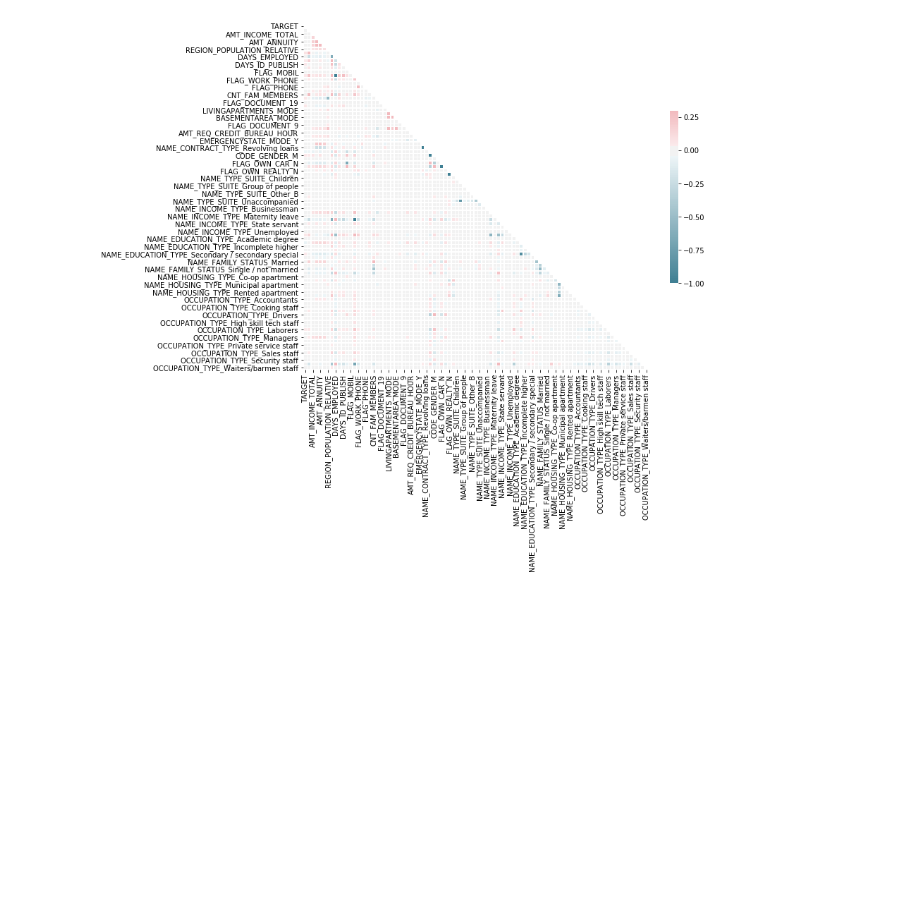
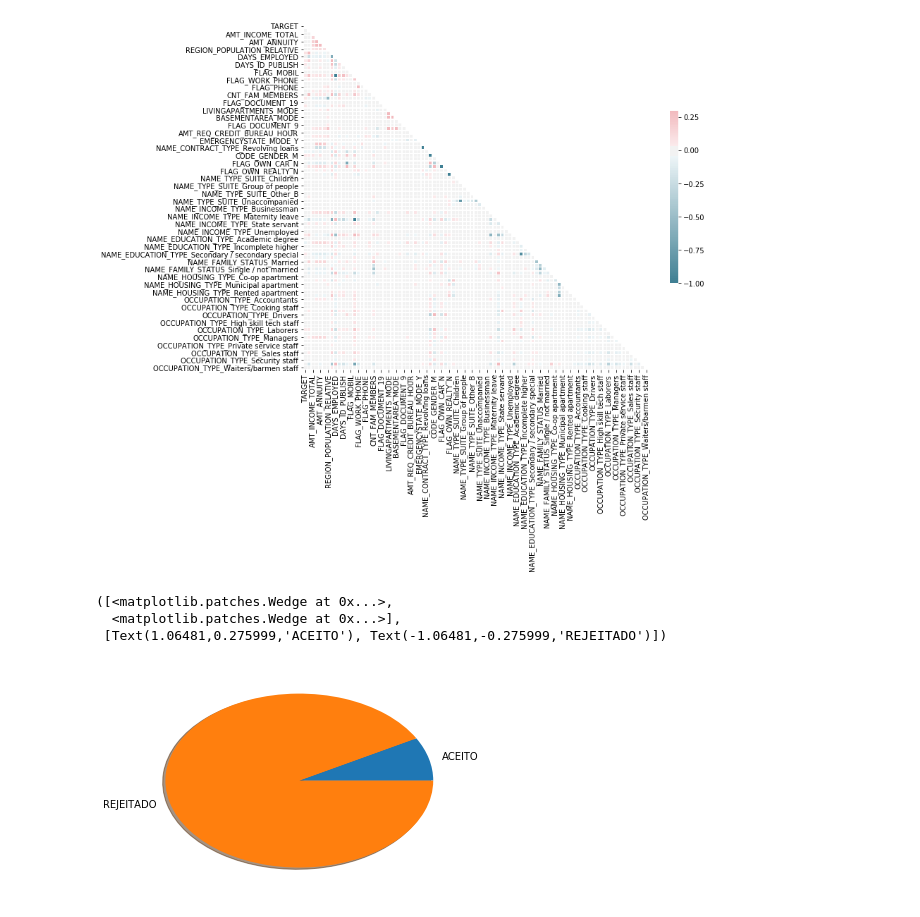
Before and after one commit to ricardoslee/Trabalhos, a Jupyter notebook: AIA/Trabalho1.ipynb, the cells around one changed output. Cells and saved outputs as stored; diff of their text form; code cells hidden in the pictures; blank space fills up the shorter version.

```diff
--- a/AIA/Trabalho1.ipynb
+++ b/AIA/Trabalho1.ipynb
@@ -614,3 +631,13 @@ sns.heatmap(df40a.corr().round(2), mask=mask, cmap=cmap, vmax=.3, center=0,
 # %% [output]
 <matplotlib.axes._subplots.AxesSubplot at 0x...>
 [figure]
+# %%
+#df.head().V.plot(kind = 'pie')
+target = dict(ACEITO=df40a.TARGET.loc[df40.TARGET == 1].count()/df40a.TARGET.count(), REJEITADO=df40a.TARGET.loc[df40.TARGET == 0].count()/df40a.TARGET.count())
+# %%
+plt.pie(target.values(), labels=target.keys(),shadow=True)
+# %% [output]
+([<matplotlib.patches.Wedge at 0x...>,
+  <matplotlib.patches.Wedge at 0x...>],
+ [Text(1.06481,0.275999,'ACEITO'), Text(-1.06481,-0.275999,'REJEITADO')])
+[figure, added]
```
Also changed, not shown: parts of 10 cells of this notebook.
